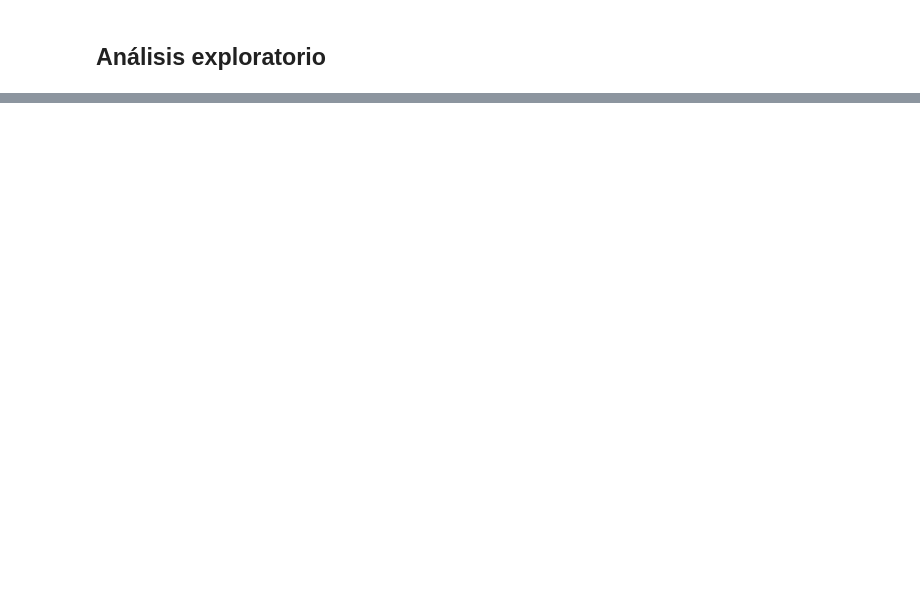
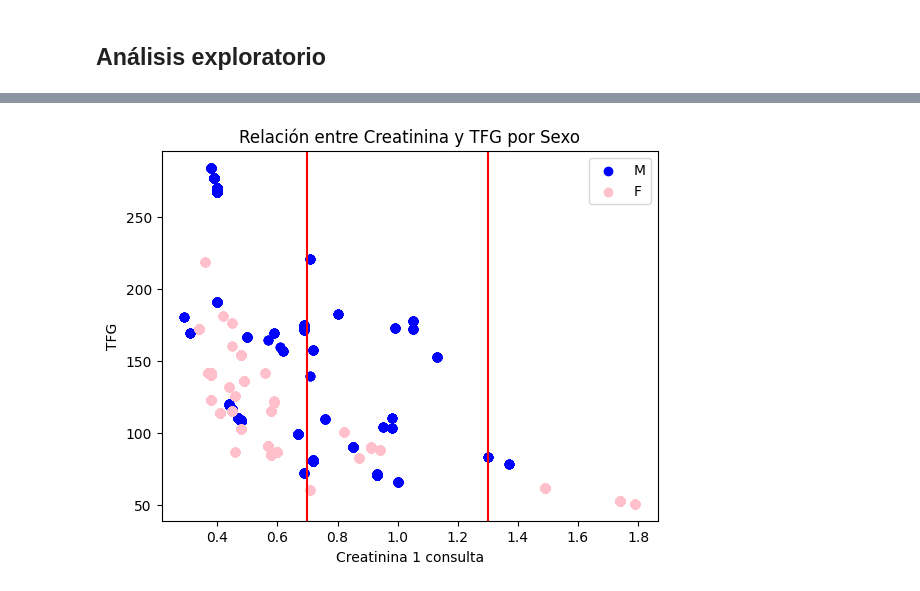
Before and after one commit to diegosaaval/hospital-stay, a Jupyter notebook: 1_data_cleaning.ipynb, the cells around one changed output, grey strips where cells are left out. Drawn from its saved outputs; the diff is of its cells as text; code cells hidden in the pictures; blank space fills up the shorter version.

```diff
--- a/1_data_cleaning.ipynb
+++ b/1_data_cleaning.ipynb
@@ -504,0 +573,24 @@ Name: count, dtype: int64
+# %%
+import matplotlib.pyplot as plt
+
+# Crear un gráfico de dispersión con colores diferentes para cada sexo
+plt.scatter(df[df['SEXO'] == 'M']['Creatinina 1 consulta'], df[df['SEXO'] == 'M']['Tasa de Filtración Glomerular TFG'], color='blue', label='M')
+plt.scatter(df[df['SEXO'] == 'F']['Creatinina 1 consulta'], df[df['SEXO'] == 'F']['Tasa de Filtración Glomerular TFG'], color='pink', label='F')
+
+# Etiquetas de los ejes y título del gráfico
+plt.xlabel('Creatinina 1 consulta')
+plt.ylabel('TFG')
+plt.title('Relación entre Creatinina y TFG por Sexo')
+
+# poner una línea en el eje X = 0.7 y en X = 1.3
+plt.axvline(x=0.7, color='red')
+plt.axvline(x=1.3, color='red')
+
+
+# Mostrar leyenda para distinguir entre hombres y mujeres
+plt.legend()
+
+# Mostrar el gráfico
+plt.show()
+# %% [output]
+[figure, added]
```
Also changed, not shown: parts of 13 cells of this notebook.
